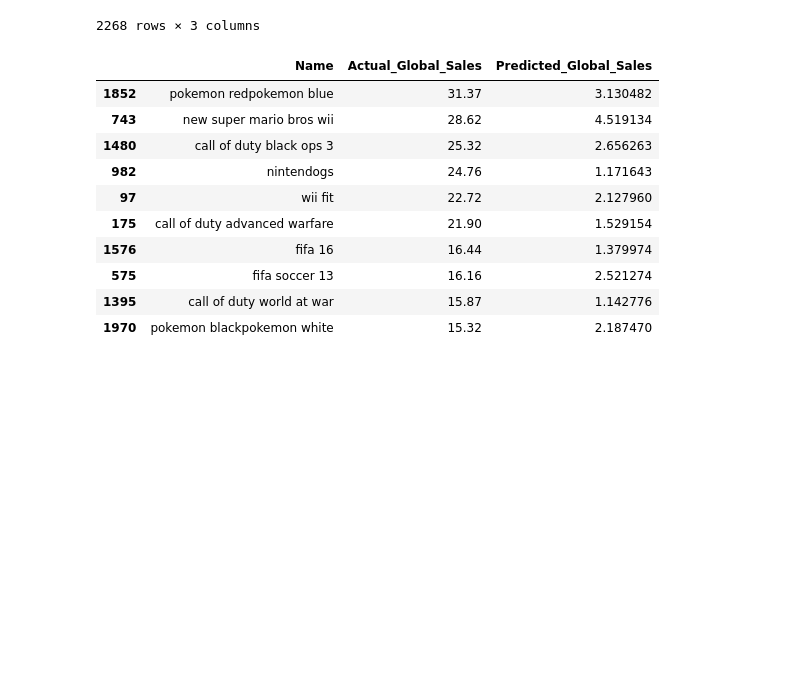
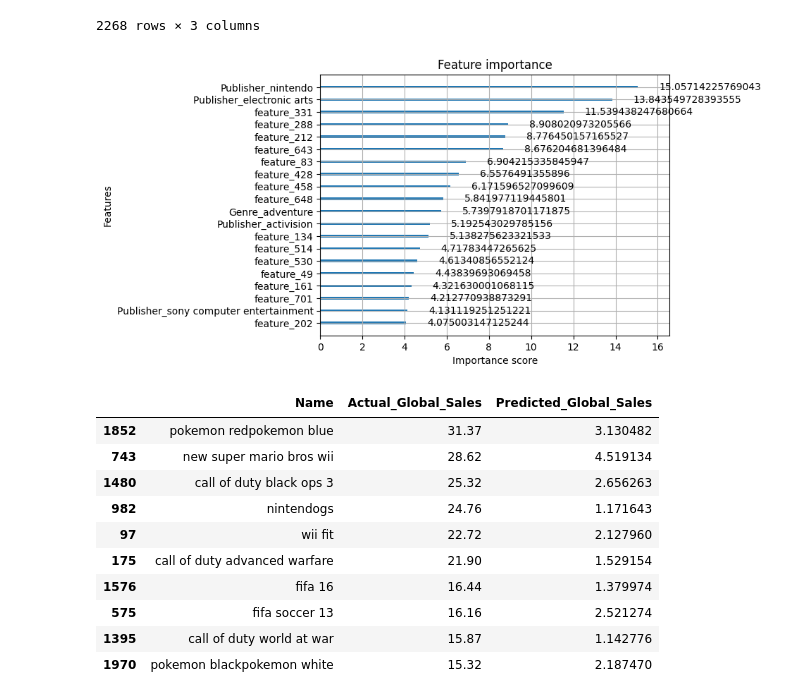
Before and after one commit to maxaclark/forecasting-video-game-sales, a Jupyter notebook: notebooks/ML_pipeline.ipynb, the cells around one changed output. Cells and saved outputs as stored; diff of their text form; code cells hidden in the pictures; blank space fills up the shorter version.

Commit message:
Feature importance for XGBoost model

```diff
--- a/notebooks/ML_pipeline.ipynb
+++ b/notebooks/ML_pipeline.ipynb
@@ -299,3 +309,12 @@ xgb_results_df
+# %%
+import matplotlib.pyplot as plt
+from xgboost import XGBRegressor, plot_importance
+
+
+plot_importance(xgb_model.get_booster(), importance_type='gain', max_num_features=20)
+plt.show()
+# %% [output]
+[figure, added]
 # %%
 top_10 = xgb_results_df.sort_values(by="Actual_Global_Sales", ascending=False).head(10)
 top_10
```
Also changed, not shown: parts of 5 cells of this notebook.
